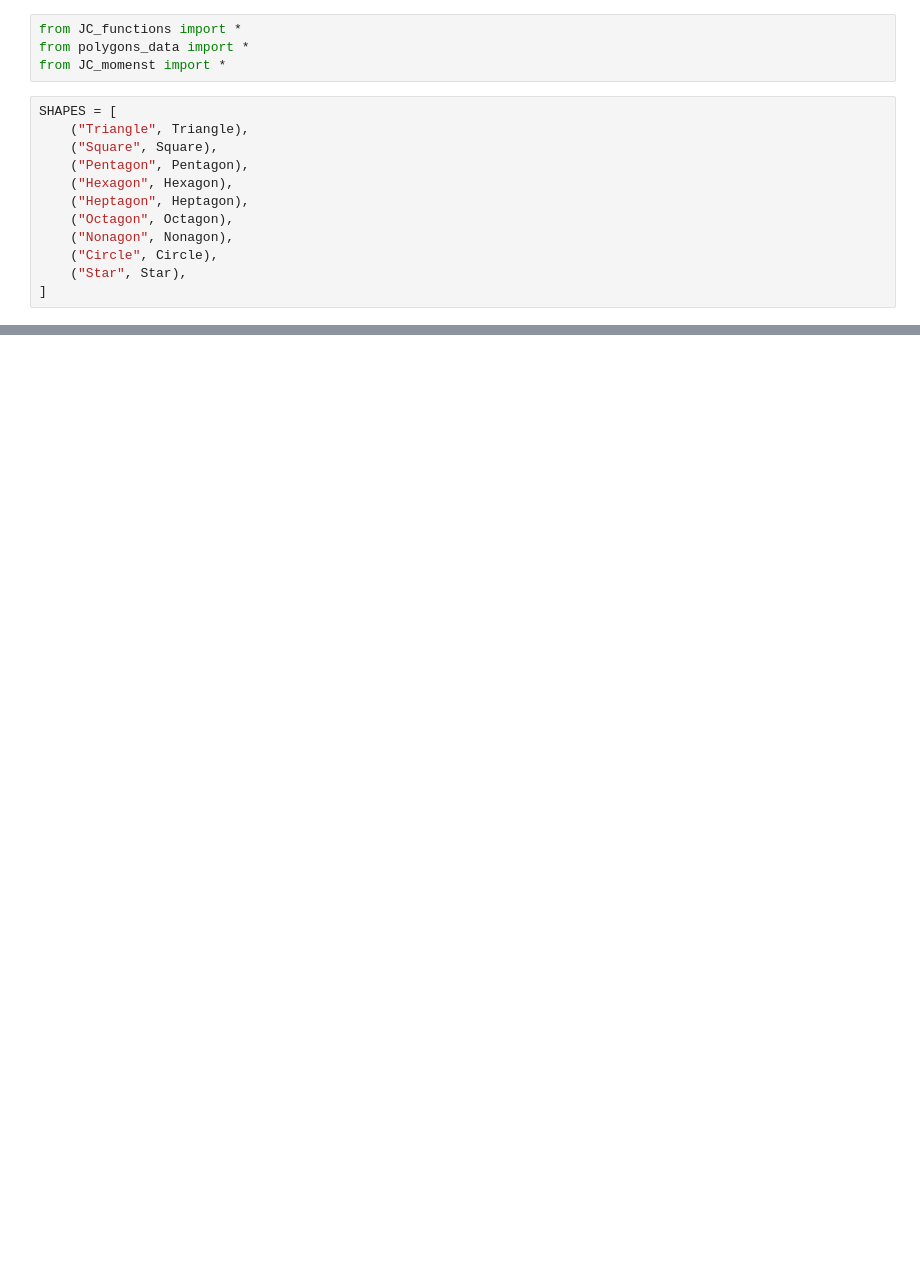
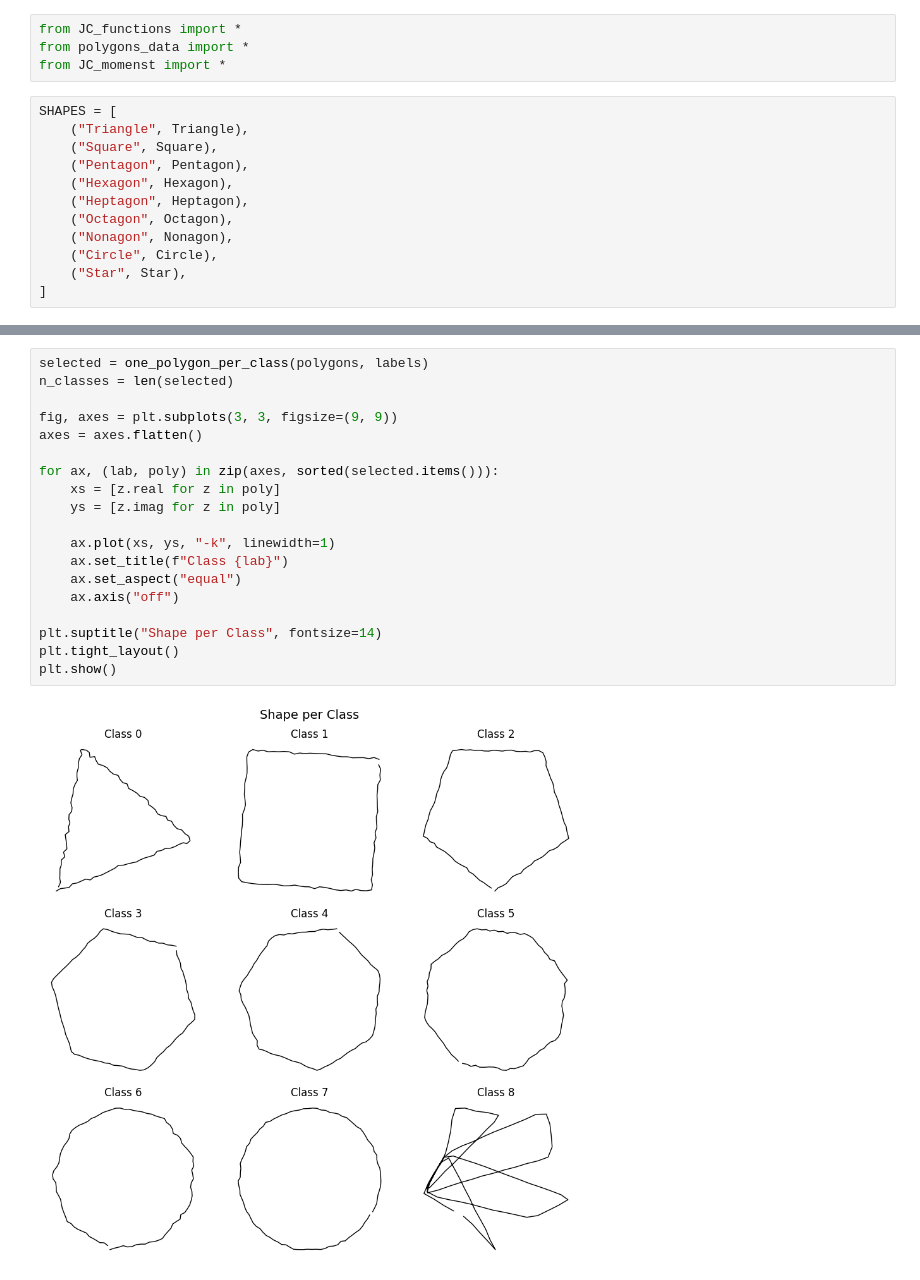
Before and after one commit to GiLonga/Varifold-Moments, a Jupyter notebook: polygons.ipynb, the cells around one changed output, grey strips where cells are left out. Saved outputs shown, nothing was run; the diff lists cells and outputs as text; blank space fills up the shorter version.

```diff
--- a/polygons.ipynb
+++ b/polygons.ipynb
@@ -81,0 +84,21 @@ plt.show()
+# %%
+selected = one_polygon_per_class(polygons, labels)
+n_classes = len(selected)
+
+fig, axes = plt.subplots(3, 3, figsize=(9, 9))
+axes = axes.flatten()
+
+for ax, (lab, poly) in zip(axes, sorted(selected.items())):
+    xs = [z.real for z in poly]
+    ys = [z.imag for z in poly]
+
+    ax.plot(xs, ys, "-k", linewidth=1)
+    ax.set_title(f"Class {lab}")
+    ax.set_aspect("equal")
+    ax.axis("off")
+
+plt.suptitle("Shape per Class", fontsize=14)
+plt.tight_layout()
+plt.show()
+# %% [output]
+[figure, added]
```
Also changed, not shown: parts of 2 cells of this notebook.
